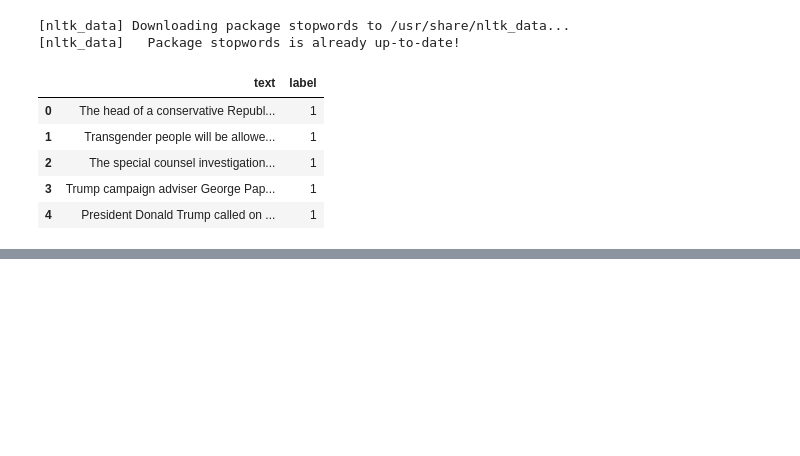
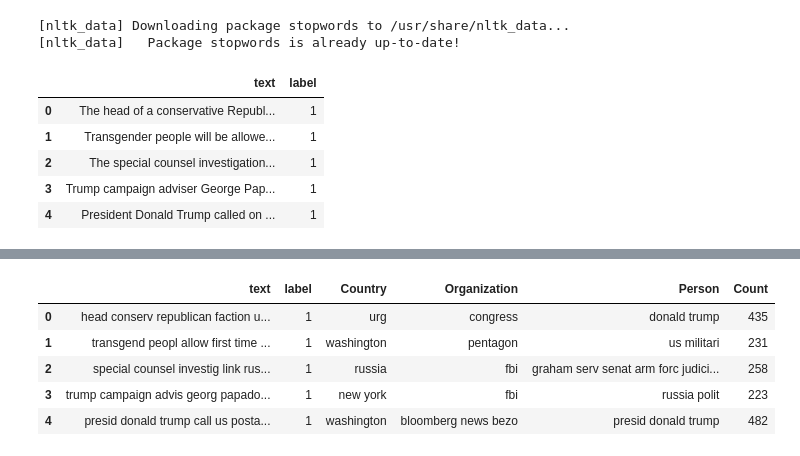
Before and after one commit to aakriti1318/FactFindr, a Jupyter notebook: factfindr.ipynb, the cells around one changed output, grey strips where cells are left out. Saved outputs shown, nothing was run; the diff lists cells and outputs as text; code cells hidden in the pictures; blank space fills up the shorter version.

```diff
--- a/factfindr.ipynb
+++ b/factfindr.ipynb
@@ -91,6 +98,15 @@ def count_words(text):
     else:
         return 0
 df['Count'] = df['text'].apply(count_words)
+# %%
+df.head()
+# %% [output]
+|  | text | label | Country | Organization | Person | Count |
+| 0 | head conserv republican faction u... | 1 | urg | congress | donald trump | 435 |
+| 1 | transgend peopl allow first time ... | 1 | washington | pentagon | us militari | 231 |
+| 2 | special counsel investig link rus... | 1 | russia | fbi | graham serv senat arm forc judici... | 258 |
+| 3 | trump campaign advis georg papado... | 1 | new york | fbi | russia polit | 223 |
+| 4 | presid donald trump call us posta... | 1 | washington | bloomberg news bezo | presid donald trump | 482 |
 # %%
 grouped = df.groupby(['label', 'Person','Organization'])
 counts = grouped.size()
```
Also changed, not shown: parts of 16 cells of this notebook.
